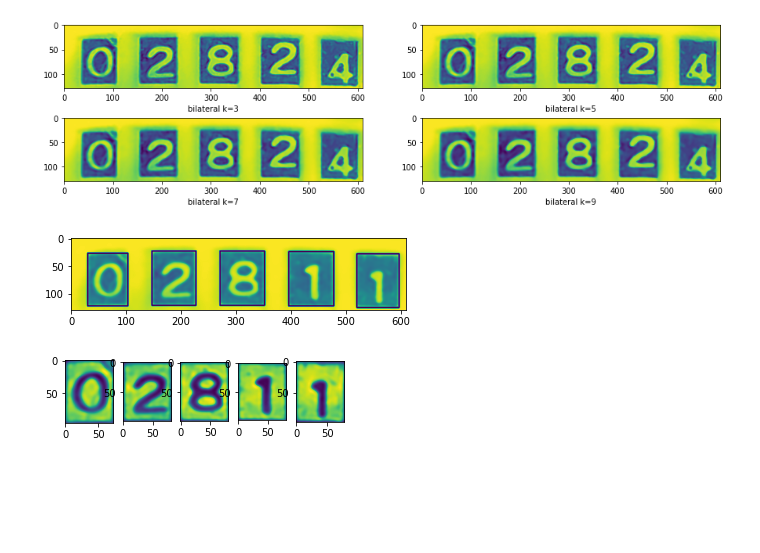
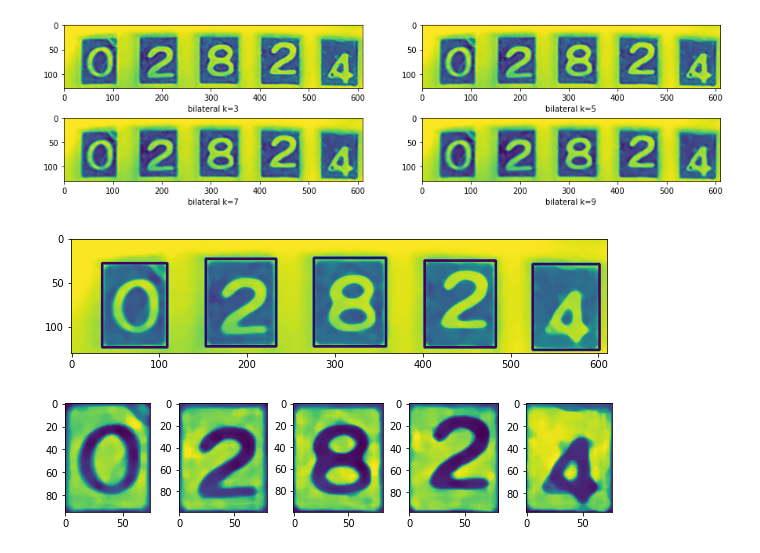
Before and after one commit to ekyuho/Project-X, a Jupyter notebook: Levels/003_meter_reading/02_extract_digits/get_digits.ipynb, the cells around one changed output. Cells and saved outputs as stored; diff of their text form; code cells hidden in the pictures; blank space fills up the shorter version.

```diff
--- a/Levels/003_meter_reading/02_extract_digits/get_digits.ipynb
+++ b/Levels/003_meter_reading/02_extract_digits/get_digits.ipynb
@@ -90,6 +90,8 @@ for k in (3,5,7,9):
     plt.xlabel("bilateral k=%d"%(k))
     j += 1
 plt.show()
+
+img5 = cv2.medianBlur(img4,9)
 # %% [output]
 [figure]
 [figure]
@@ -156,33 +158,34 @@ def get_windows(contours):
 
 class OCRError(Exception):
     pass
 
 def to_digit_images(img):
     contours = get_contours(img)
     image_contours = to_contours_image(contours, img)
 
     windows = get_windows(contours)
     img2 = img.copy()
     for box in windows:
         x, y, w, h = box
         img2 = cv2.rectangle(img2, (x, y), (x + w, y + h), (0, 255, 0), 2)
+    plt.figure(figsize=(11,2.1))
     plt.imshow(img2)
     plt.show()
     if len(windows) != 5:
         raise OCRError
         return []
     else:
         xs = [image_contours[y:y+h, x:x+w] for (x, y, w, h) in windows]
         xs = [img[y:y+h, x:x+w] for (x, y, w, h) in windows]
         return xs
 
 rois = to_digit_images(img5)
-plt.figure(figsize=(5,5))
+plt.figure(figsize=(10,2))
 for i, digit_img in enumerate(rois):
     rd = ~digit_img
     plt.subplot(1,5,i+1)
     plt.imshow(rd)
 plt.show()
 # %% [output]
-[figure, old version]
+[figure, new version]
-[figure, old version]
+[figure, new version]
```
Also changed, not shown: 2 other files.
